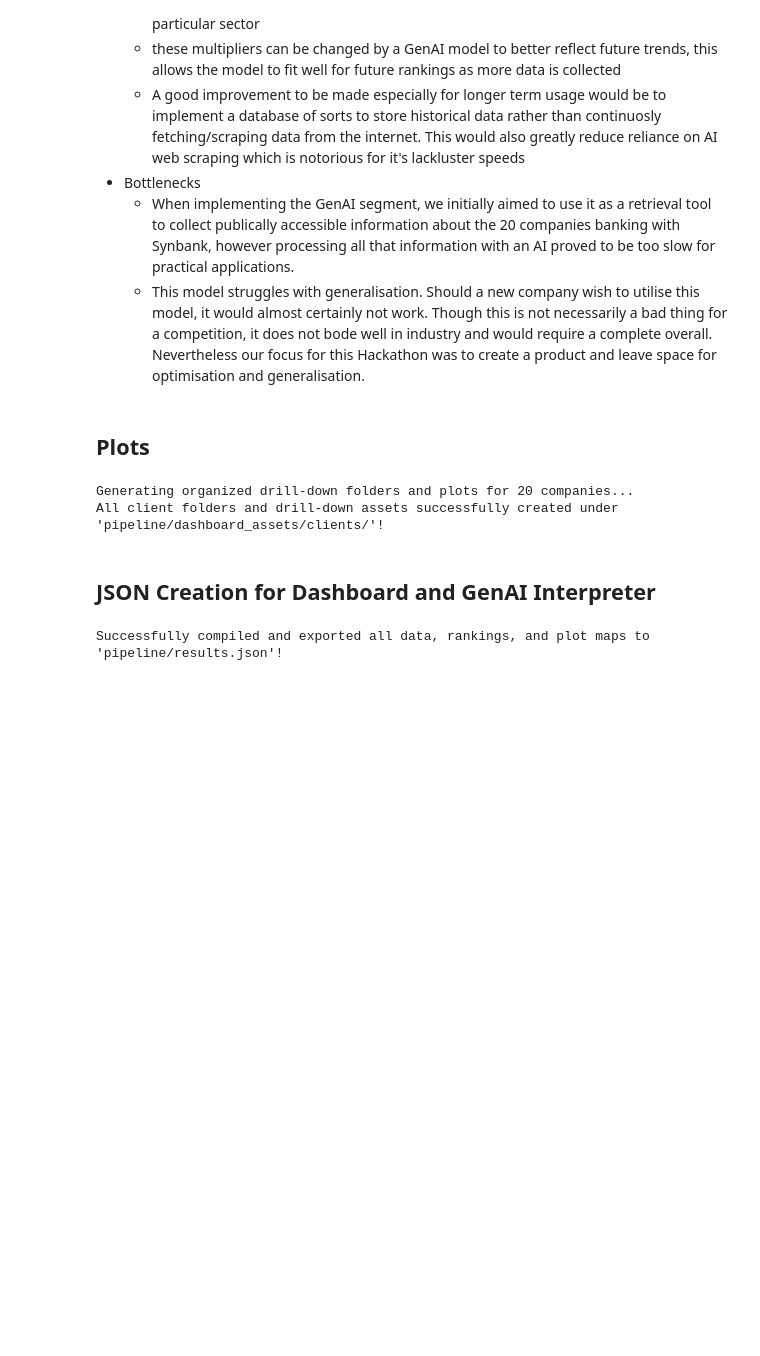
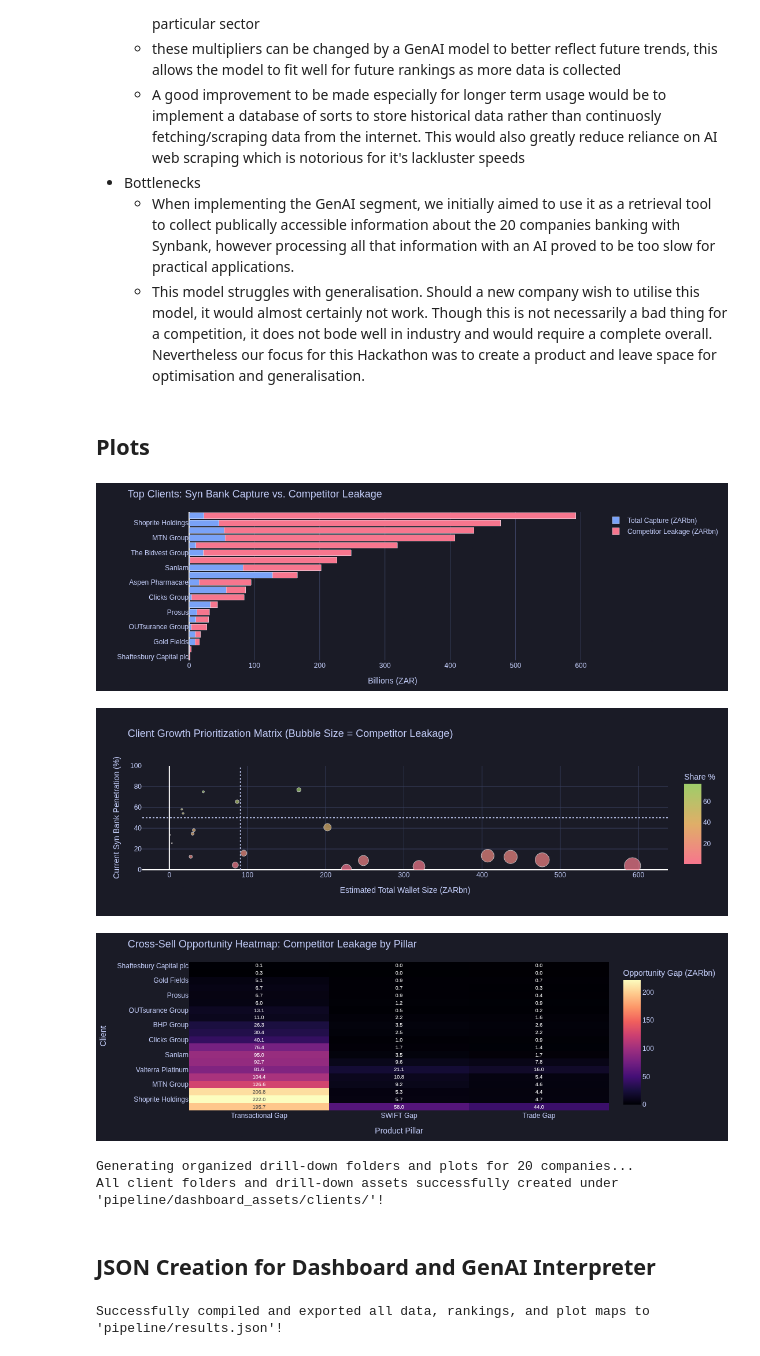
Before and after one commit to Jihad-Johaar/Data-Hackathon, a Jupyter notebook: Data_Analysis.ipynb, the cells around one changed output. Drawn from its saved outputs; the diff is of its cells as text; code cells hidden in the pictures; blank space fills up the shorter version.

Commit message:
Found a way to calulate some missing values for SWIFT wallet estimation

```diff
--- a/Data_Analysis.ipynb
+++ b/Data_Analysis.ipynb
@@ -499,9 +526,9 @@ df['Share_of_Wallet_%'] = df['Share_of_Wallet_%'].fillna(0)
 # Data for Opportunity Heatmap - Built directly from your calculated pillar gaps
 heatmap_source = sow_df.set_index('entity_name')
 df_heatmap = pd.DataFrame({
-    'Transactional Gap': heatmap_source.get('Est_Trans_Wallet_ZARbn', 0) * 0.5#,
-    # 'SWIFT Gap': heatmap_source.get('Est_SWIFT_Wallet_ZARbn', 0) * 0.6,
-    # 'Trade Gap': heatmap_source.get('Est_Trade_Wallet_ZARbn', 0) * 0.7
+    'Transactional Gap': heatmap_source.get('Est_Trans_Wallet_ZARbn', 0) * 0.5,
+    'SWIFT Gap': heatmap_source.get('Est_SWIFT_Wallet_ZARbn', 0) * 0.6,
+    'Trade Gap': heatmap_source.get('Est_Trade_Wallet_ZARbn', 0) * 0.7
 }).fillna(0)
 
 df_heatmap['Total Gap'] = df_heatmap.sum(axis=1)
@@ -568,33 +595,37 @@ fig_matrix.update_yaxes(showgrid=True, gridcolor='#3b4261', range=[0, 100])
 fig_matrix.add_hline(y=50, line_dash="dot", line_color="#a9b1d6")
 fig_matrix.add_vline(x=df['Total_Estimated_Wallet_ZARbn'].median(), line_dash="dot", line_color="#a9b1d6")
 
 # Export and show
 fig_matrix.show()
 fig_matrix.write_html(f"{output_dir}/growth_matrix.html", include_plotlyjs='cdn')
 
 # Plot 3: Opportunity Heatmap
 fig_heatmap = px.imshow(
     df_heatmap,
     labels=dict(x="Product Pillar", y="Client", color="Opportunity Gap (ZARbn)"),
     title="Cross-Sell Opportunity Heatmap: Competitor Leakage by Pillar",
     color_continuous_scale="magma",
     aspect="auto",
     text_auto=".1f"
 )
 
 fig_heatmap.update_layout(
     plot_bgcolor=bg_color,
     paper_bgcolor=bg_color,
     font=dict(color=text_color),
     title_font_size=18,
     margin=dict(l=20, r=20, t=50, b=20)
 )
 fig_heatmap.update_xaxes(showgrid=False)
 fig_heatmap.update_yaxes(showgrid=False)
 
 # Export and show
 fig_heatmap.show()
 fig_heatmap.write_html(f"{output_dir}/opportunity_heatmap.html", include_plotlyjs='cdn')
+# %% [output]
+[figure, added]
+[figure, added]
+[figure, added]
 # %%
 # Theme Setup
 bg_color = '#1a1b26'
```
Also changed, not shown: parts of 3 cells of this notebook, 44 other files.
